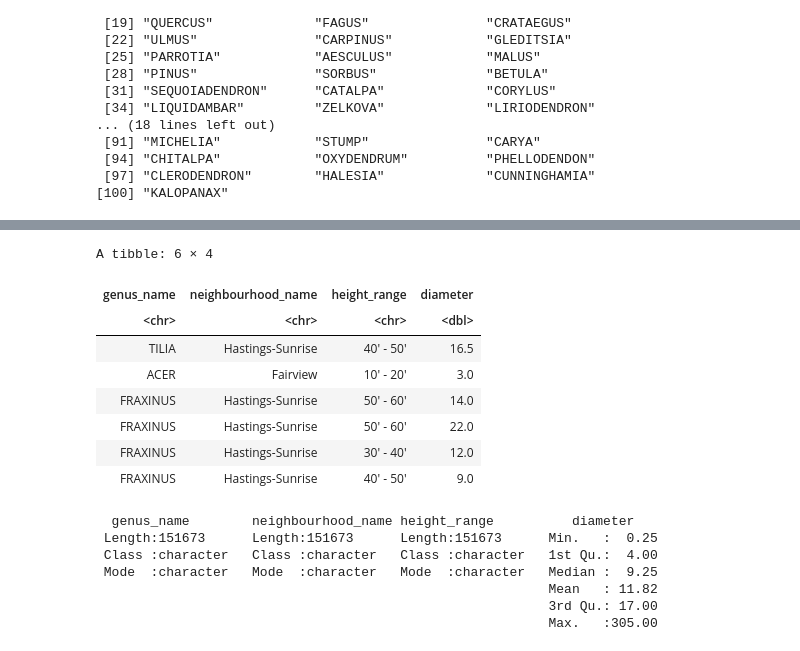
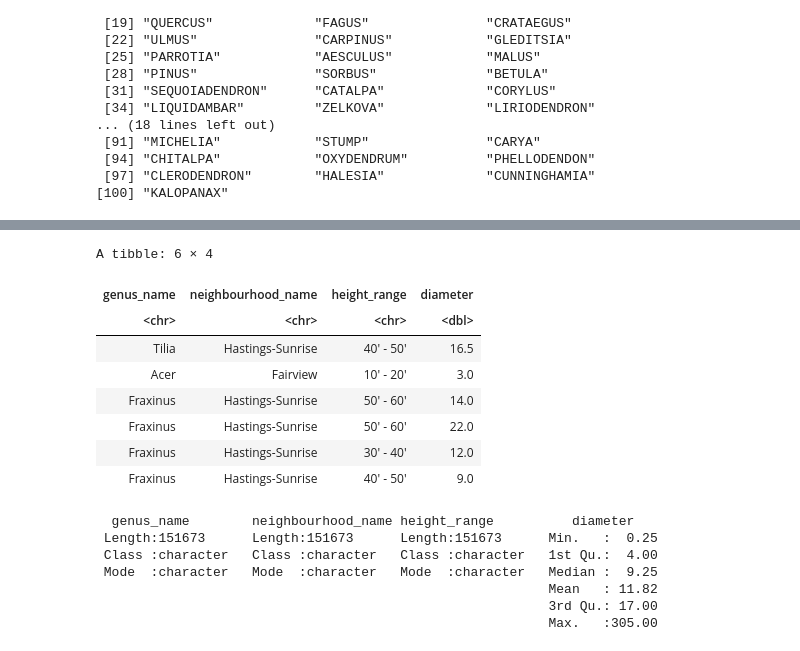
Before and after one commit to pengzh313/Shiny_Van_Trees, a Jupyter notebook: docs/eda_dataset.ipynb, the cells around one changed output, grey strips where cells are left out. Cells and saved outputs as stored; diff of their text form; code cells hidden in the pictures.

```diff
--- a/docs/eda_dataset.ipynb
+++ b/docs/eda_dataset.ipynb
@@ -122,22 +138,23 @@ unique(df_ori$GENUS_NAME)
 # %%
 df <- df_ori |>
     select(GENUS_NAME, NEIGHBOURHOOD_NAME, HEIGHT_RANGE, DIAMETER) |>
     filter(DIAMETER > 0) |>
     janitor::clean_names() |>
     mutate(neighbourhood_name = str_to_title(neighbourhood_name)) |>
+    mutate(genus_name = str_to_title(genus_name)) |>
     mutate(neighbourhood_name = str_replace(neighbourhood_name, "Arbutus Ridge", "Arbutus-Ridge"))
 
 head(df)
 # %% [output]
 A tibble: 6 × 4
 | genus_name | neighbourhood_name | height_range | diameter |
 | <chr> | <chr> | <chr> | <dbl> |
-| TILIA | Hastings-Sunrise | 40' - 50' | 16.5 |
-| ACER | Fairview | 10' - 20' | 3.0 |
-| FRAXINUS | Hastings-Sunrise | 50' - 60' | 14.0 |
-| FRAXINUS | Hastings-Sunrise | 50' - 60' | 22.0 |
-| FRAXINUS | Hastings-Sunrise | 30' - 40' | 12.0 |
-| FRAXINUS | Hastings-Sunrise | 40' - 50' | 9.0 |
+| Tilia | Hastings-Sunrise | 40' - 50' | 16.5 |
+| Acer | Fairview | 10' - 20' | 3.0 |
+| Fraxinus | Hastings-Sunrise | 50' - 60' | 14.0 |
+| Fraxinus | Hastings-Sunrise | 50' - 60' | 22.0 |
+| Fraxinus | Hastings-Sunrise | 30' - 40' | 12.0 |
+| Fraxinus | Hastings-Sunrise | 40' - 50' | 9.0 |
 # %%
 summary(df)
 # %% [output]
```
Also changed, not shown: parts of 11 cells of this notebook.
